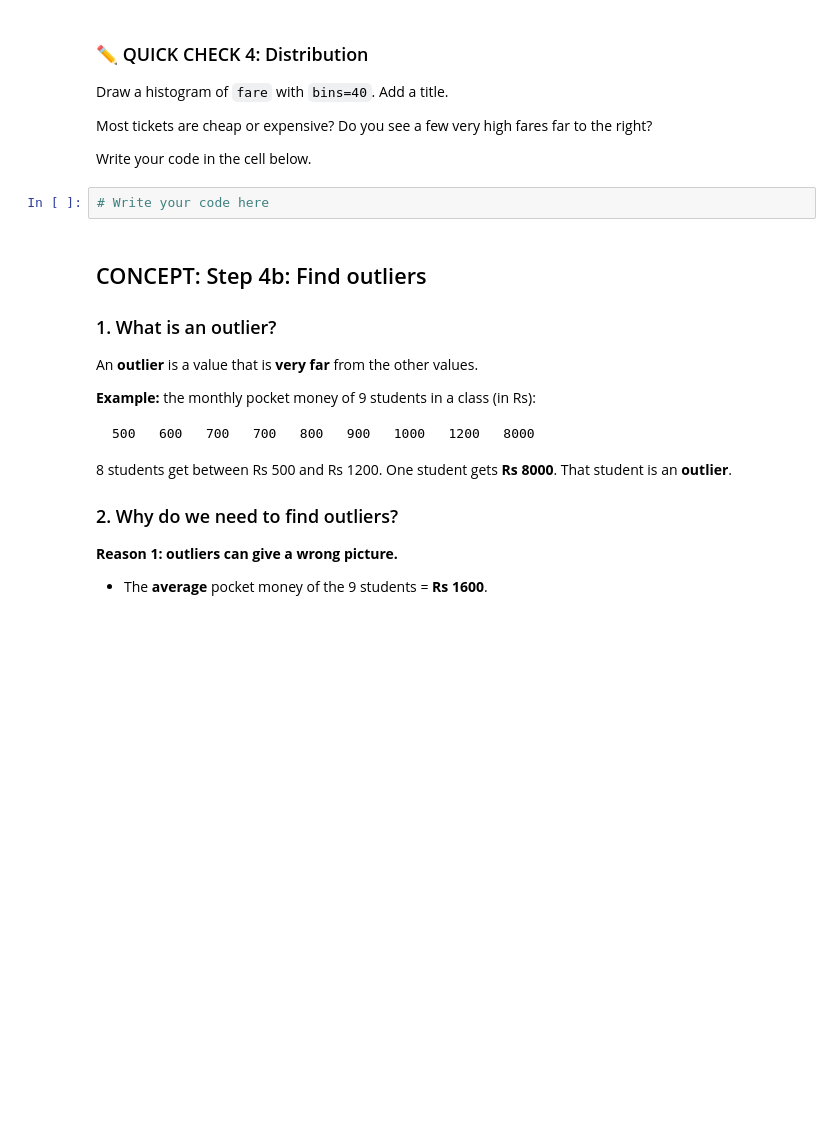
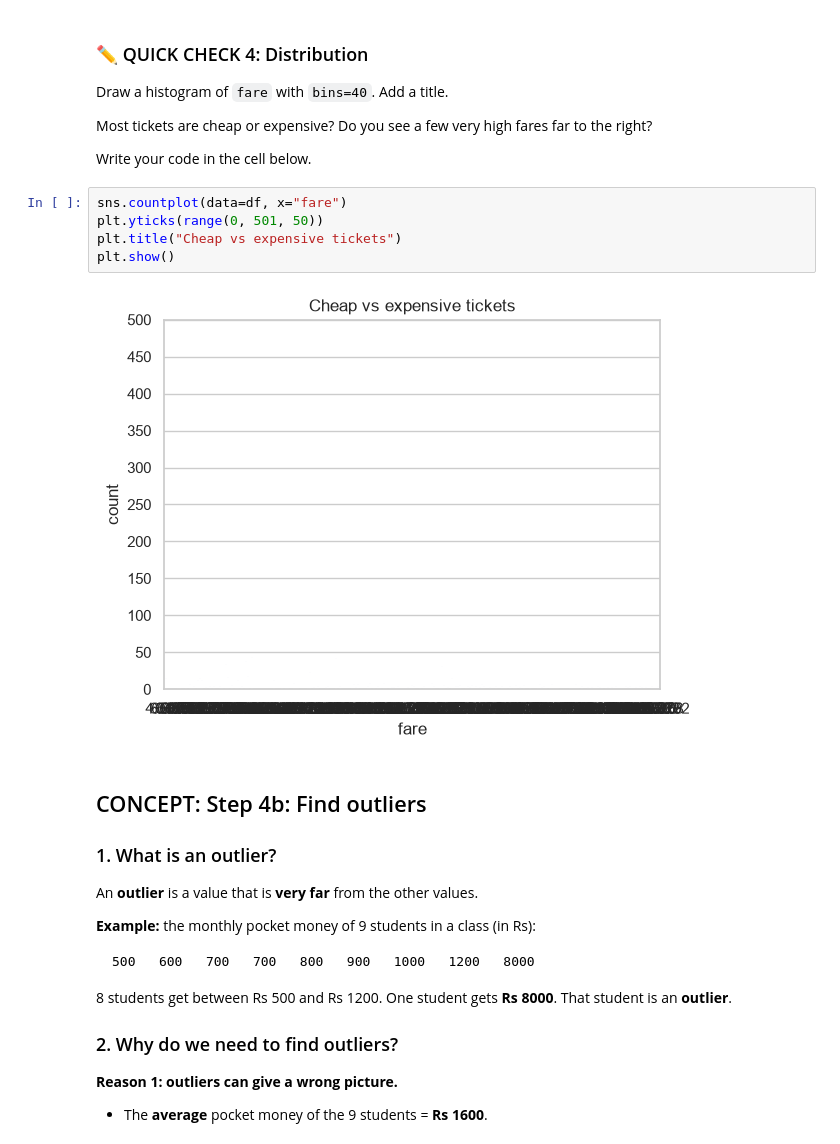
Before and after one commit to saadraza2004/Python-for-AI, a Jupyter notebook: notebooks/Week 4/Day 17/Day_17_EDA_Project.ipynb, the cells around one changed output. Cells and saved outputs as stored; diff of their text form; blank space fills up the shorter version.

```diff
--- a/notebooks/Week 4/Day 17/Day_17_EDA_Project.ipynb
+++ b/notebooks/Week 4/Day 17/Day_17_EDA_Project.ipynb
@@ -264,8 +291,13 @@ Draw a histogram of `fare` with `bins=40`. Add a title.
 Most tickets are cheap or expensive? Do you see a few very high fares far to the right?
 
 Write your code in the cell below.
-# %%
-# Write your code here
+# %%
+sns.countplot(data=df, x="fare")
+plt.yticks(range(0, 501, 50))
+plt.title("Cheap vs expensive tickets")
+plt.show()
+# %% [output]
+[figure, added]
 # %% [markdown]
 ## CONCEPT: Step 4b: Find outliers
 
```
Also changed, not shown: parts of 7 cells of this notebook.
